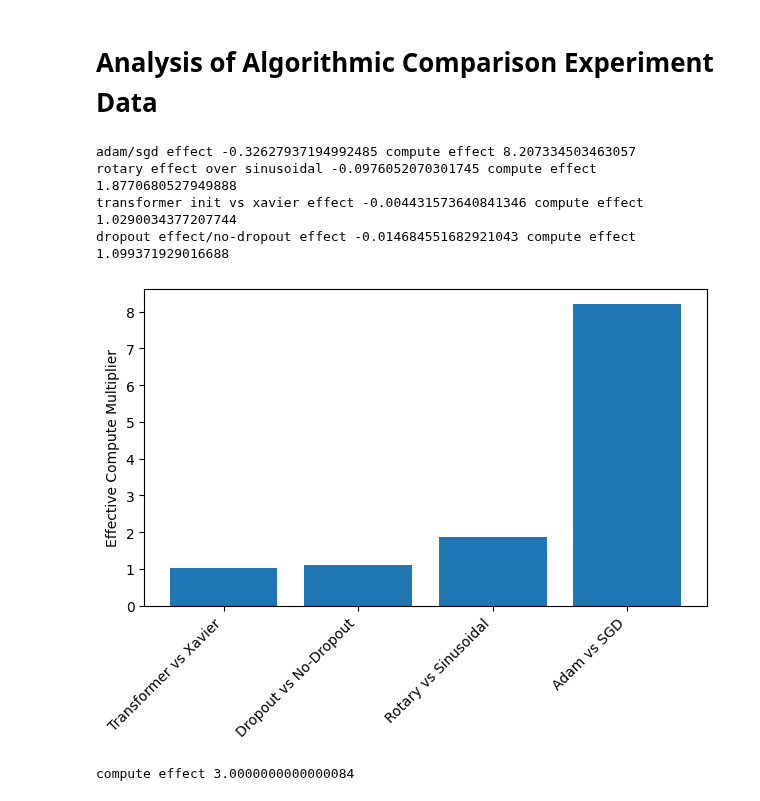
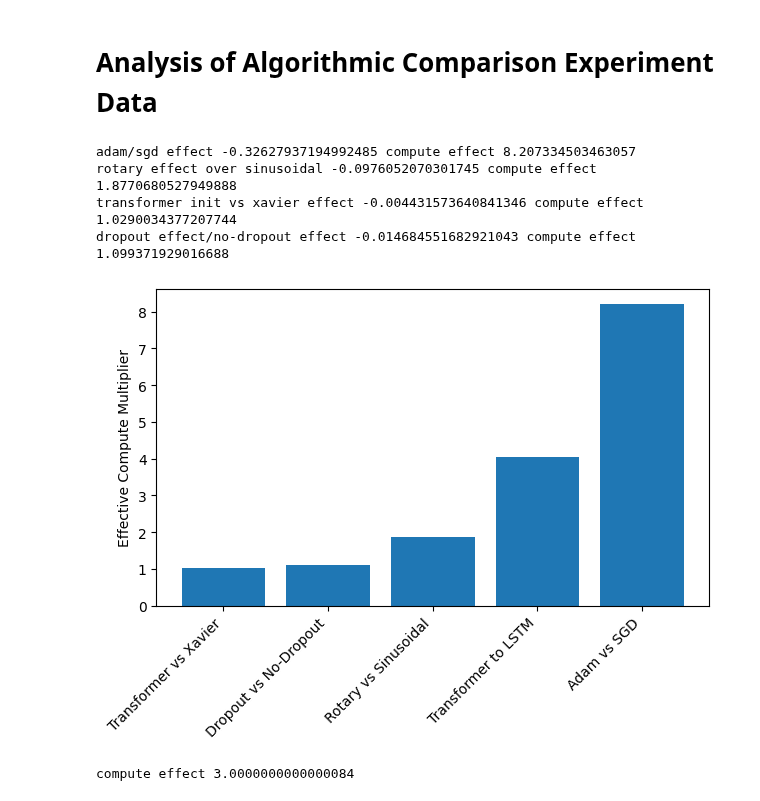
Before and after one commit to hansgundlach/Experimental_Progress, a Jupyter notebook: experimental_analysis/experiment_analysis.ipynb, the cells around one changed output. Cells and saved outputs as stored; diff of their text form; code cells hidden in the pictures.

```diff
--- a/experiment_analysis.ipynb
+++ b/experimental_analysis/experiment_analysis.ipynb
@@ -66,42 +66,51 @@ plt.grid(True)
 import numpy as np
 import matplotlib.pyplot as plt
 irreducible = 1.7
+def compute_effect(loss_1, loss_2):
+    irreducible = 1.7
+    return np.exp(-(np.log(loss_1-irreducible)-np.log(loss_2-irreducible))/.155)
 effect_adam = np.log(10.68-1.7) - np.log(8.18-1.7)
 compute_effect_adam = np.exp(effect_adam/.155)
 print("adam/sgd effect", -effect_adam, "compute effect", np.exp(effect_adam/.155))
 effect_rotary = np.log(7.5585-1.7) - np.log(7.0137-1.7)
 compute_effect_rotary = np.exp(effect_rotary/.155)
 print("rotary effect over sinusoidal", -effect_rotary, "compute effect", compute_effect_rotary)
 effect_init = np.log(7.58-1.7) - np.log(7.554-1.7)
 compute_effect_init = np.exp(effect_init/.155)
 print("transformer init vs xavier effect", -effect_init, "compute effect", compute_effect_init)
 effect_dropout = np.log(7.5996-1.7) - np.log(7.5136-1.7)
 compute_effect_dropout = np.exp(effect_dropout/.155)
 print("dropout effect/no-dropout effect", -effect_dropout, "compute effect", compute_effect_dropout)
 
+
+compute_effect_transformer_to_lstm = (1.7/1.2)*compute_effect(6.587, 7.4515)
+
+
+
+
 #sort the compute effects and graph
-labels = ['Adam vs SGD', 'Rotary vs Sinusoidal', 'Transformer vs Xavier', 'Dropout vs No-Dropout']
-compute_effects = [compute_effect_adam, compute_effect_rotary, compute_effect_init, compute_effect_dropout]
+labels = ['Adam vs SGD', 'Rotary vs Sinusoidal', 'Transformer vs Xavier', 'Dropout vs No-Dropout', 'Transformer to LSTM', 'Transformer to LSTM']
+compute_effects = [compute_effect_adam, compute_effect_rotary, compute_effect_init, compute_effect_dropout, compute_effect_transformer_to_lstm]
 
 # Sort effects and corresponding labels
 sorted_data = sorted(zip(compute_effects, labels))
 sorted_effects, sorted_labels = zip(*sorted_data)
 
 fig, ax = plt.subplots()
 bars = ax.bar(range(len(sorted_effects)), sorted_effects)
 
 # Set the x-tick positions and labels
 ax.set_xticks(range(len(sorted_effects)))
 ax.set_xticklabels(sorted_labels, rotation=45, ha='right')
 plt.ylabel('Effective Compute Multiplier')
 plt.tight_layout()
 plt.show()
 # %% [output]
 adam/sgd effect -0.32627937194992485 compute effect 8.207334503463057
 rotary effect over sinusoidal -0.0976052070301745 compute effect 1.8770680527949888
 transformer init vs xavier effect -0.004431573640841346 compute effect 1.0290034377207744
 dropout effect/no-dropout effect -0.014684551682921043 compute effect 1.099371929016688
-[figure, old version]
+[figure, new version]
 # %%
 diff = np.log(2.65-2.5)-np.log(2.55-2.5)
 print("compute effect", np.exp(diff))
```
Also changed, not shown: parts of 3 cells of this notebook, 5 other files.
